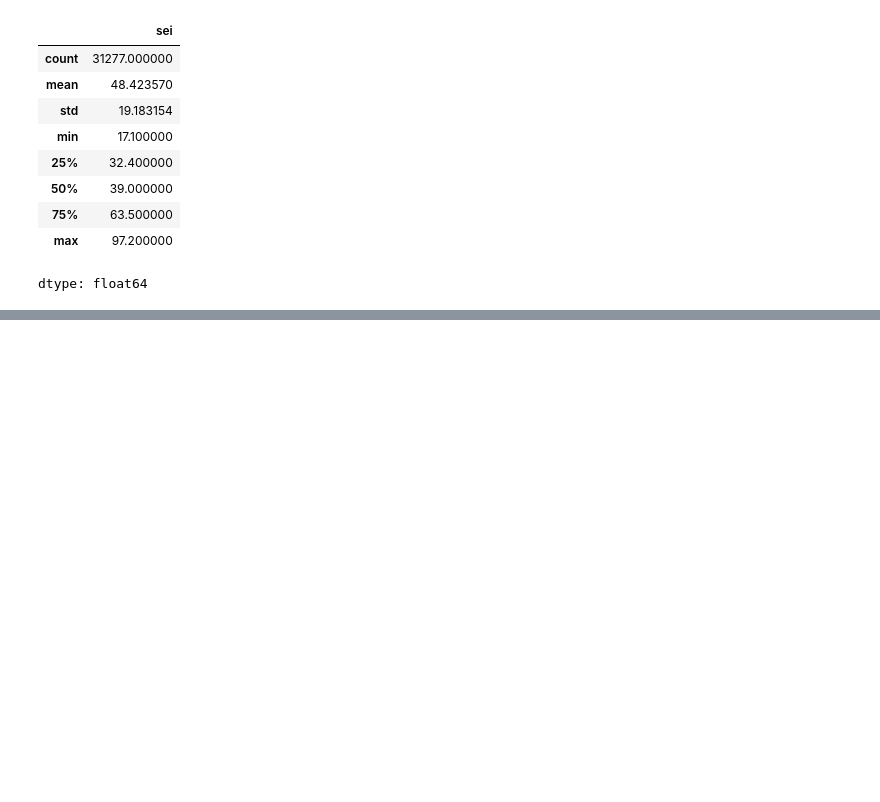
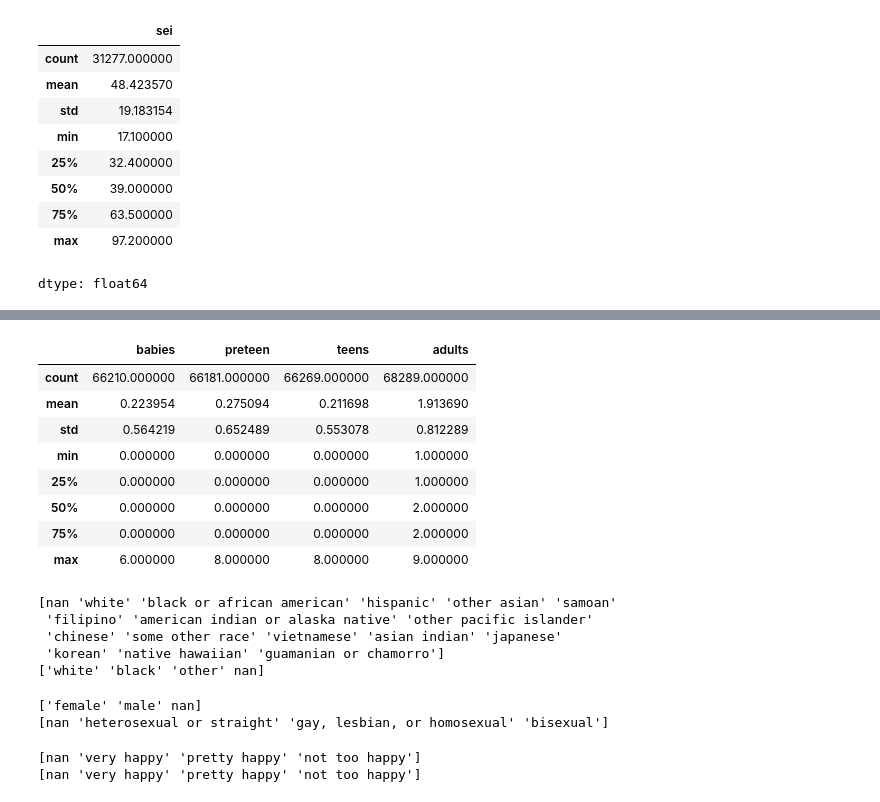
Before and after one commit to fwx5ax/Final-Project-DS3001, a Jupyter notebook: Project.ipynb, the cells around one changed output, grey strips where cells are left out. Saved outputs shown, nothing was run; the diff lists cells and outputs as text; code cells hidden in the pictures; blank space fills up the shorter version.

```diff
--- a/Project.ipynb
+++ b/Project.ipynb
@@ -263,0 +276,25 @@ dtype: float64
+# %%
+gss['rincome'].unique()
+gss = gss.drop(columns='rincome')
+# we do not need another measure of occupation income - total income will be fine
+# %%
+gss[['babies','preteen','teens','adults']].describe()
+# %% [output]
+|  | babies | preteen | teens | adults |
+| count | 66210.000000 | 66181.000000 | 66269.000000 | 68289.000000 |
+| mean | 0.223954 | 0.275094 | 0.211698 | 1.913690 |
+| std | 0.564219 | 0.652489 | 0.553078 | 0.812289 |
+| min | 0.000000 | 0.000000 | 0.000000 | 1.000000 |
+| 25% | 0.000000 | 0.000000 | 0.000000 | 1.000000 |
+| 50% | 0.000000 | 0.000000 | 0.000000 | 2.000000 |
+| 75% | 0.000000 | 0.000000 | 0.000000 | 2.000000 |
+| max | 6.000000 | 8.000000 | 8.000000 | 9.000000 |
+# %%
+print(gss['racecen1'].unique())
+print(gss['race'].unique())
+# %% [output]
+[nan 'white' 'black or african american' 'hispanic' 'other asian' 'samoan'
+ 'filipino' 'american indian or alaska native' 'other pacific islander'
+ 'chinese' 'some other race' 'vietnamese' 'asian indian' 'japanese'
+ 'korean' 'native hawaiian' 'guamanian or chamorro']
+['white' 'black' 'other' nan]
@@ -263,0 +304,12 @@ dtype: float64
+# %%
+print(gss['sex'].unique())
+print(gss['sexornt'].unique())
+# %% [output]
+['female' 'male' nan]
+[nan 'heterosexual or straight' 'gay, lesbian, or homosexual' 'bisexual']
+# %%
+print(gss['hapmar'].unique())
+print(gss['hapcohab'].unique())
+# %% [output]
+[nan 'very happy' 'pretty happy' 'not too happy']
+[nan 'very happy' 'pretty happy' 'not too happy']
```
Also changed, not shown: parts of 9 cells of this notebook.
